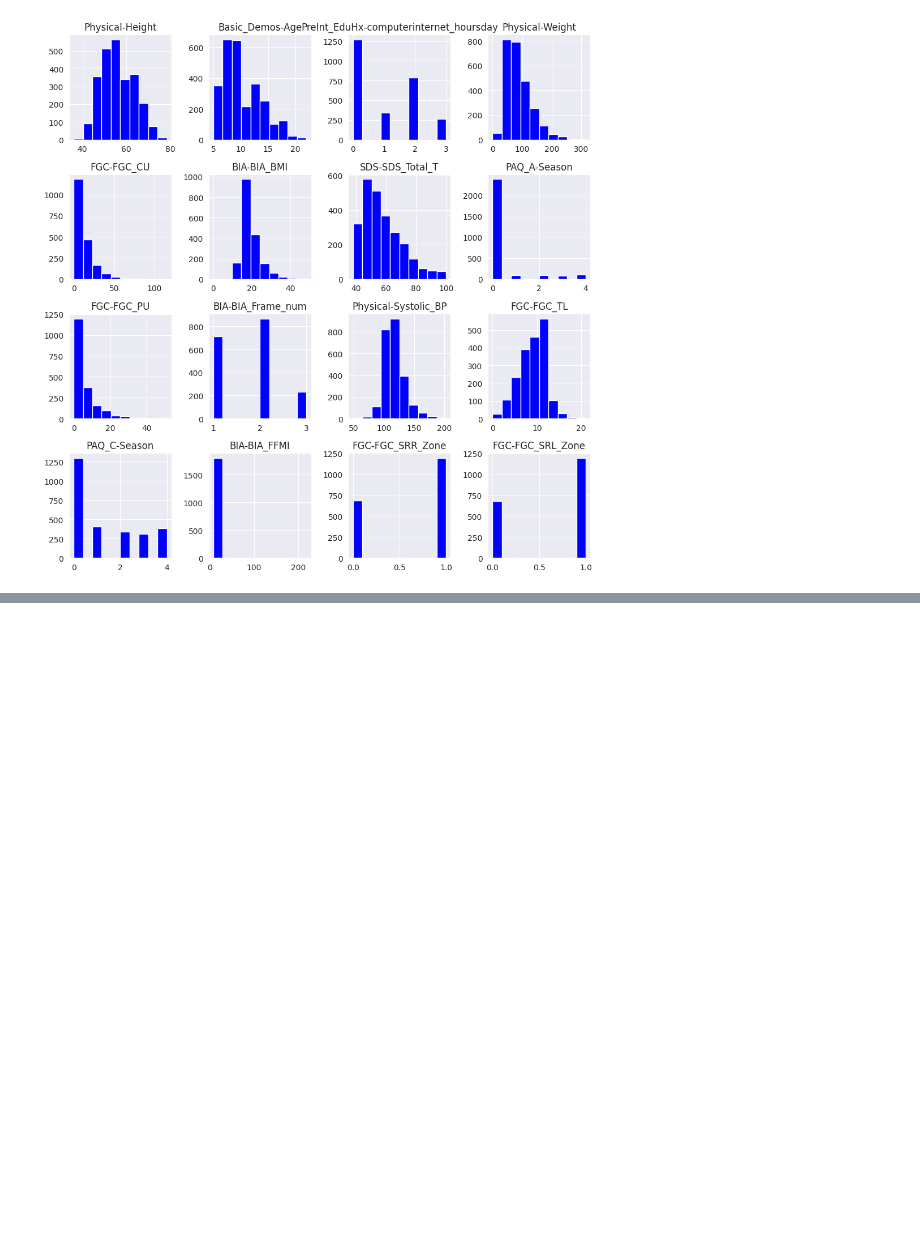
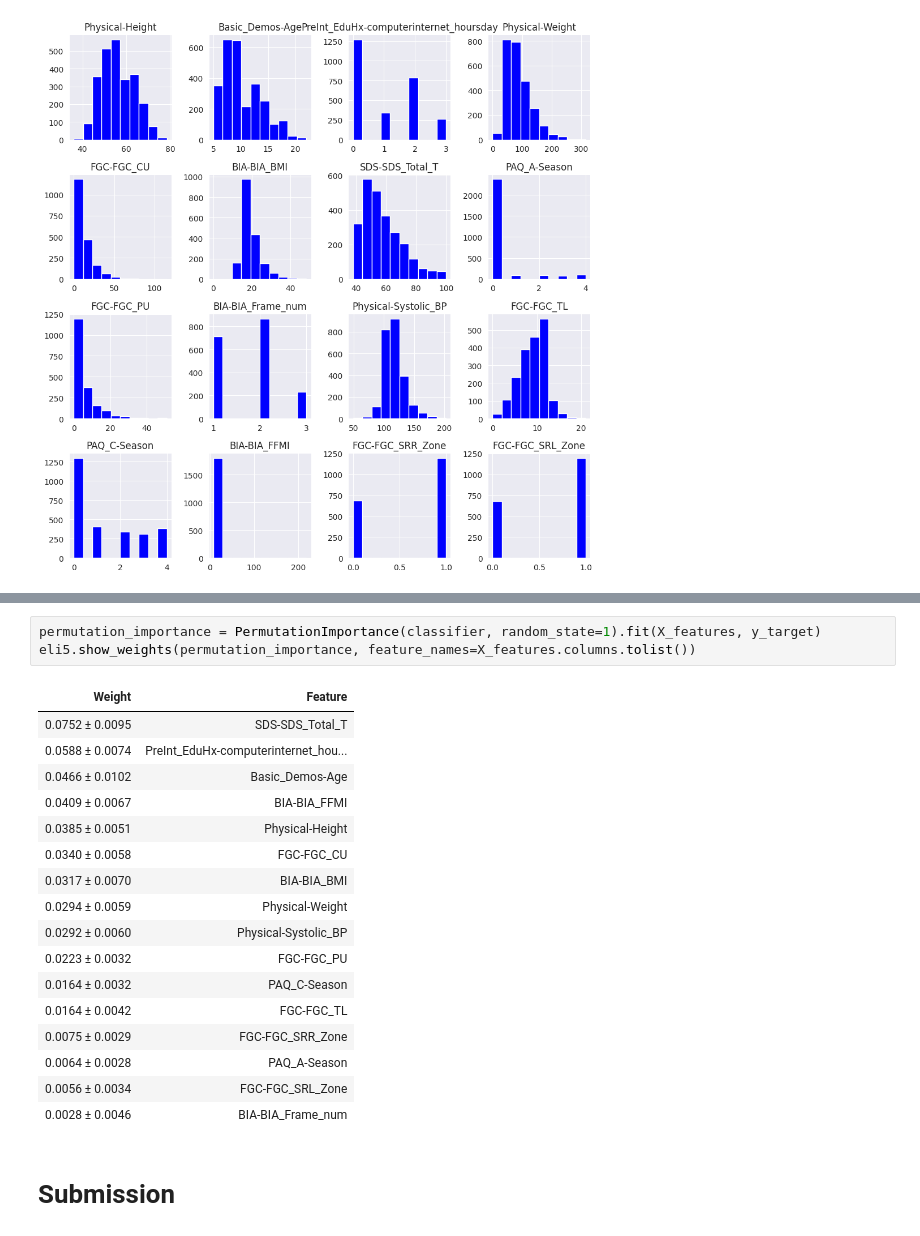
Before and after one commit to huytu0702/ML_Team-8, a Jupyter notebook: BTLML.ipynb, the cells around one changed output, grey strips where cells are left out. Saved outputs shown, nothing was run; the diff lists cells and outputs as text; blank space fills up the shorter version.

```diff
--- a/BTLML.ipynb
+++ b/BTLML.ipynb
@@ -516,0 +555,23 @@ plt.tight_layout()
+# %%
+permutation_importance = PermutationImportance(classifier, random_state=1).fit(X_features, y_target)
+eli5.show_weights(permutation_importance, feature_names=X_features.columns.tolist())
+# %% [output]
+| Weight | Feature |
+| 0.0752 ± 0.0095 | SDS-SDS_Total_T |
+| 0.0588 ± 0.0074 | PreInt_EduHx-computerinternet_hou... |
+| 0.0466 ± 0.0102 | Basic_Demos-Age |
+| 0.0409 ± 0.0067 | BIA-BIA_FFMI |
+| 0.0385 ± 0.0051 | Physical-Height |
+| 0.0340 ± 0.0058 | FGC-FGC_CU |
+| 0.0317 ± 0.0070 | BIA-BIA_BMI |
+| 0.0294 ± 0.0059 | Physical-Weight |
+| 0.0292 ± 0.0060 | Physical-Systolic_BP |
+| 0.0223 ± 0.0032 | FGC-FGC_PU |
+| 0.0164 ± 0.0032 | PAQ_C-Season |
+| 0.0164 ± 0.0042 | FGC-FGC_TL |
+| 0.0075 ± 0.0029 | FGC-FGC_SRR_Zone |
+| 0.0064 ± 0.0028 | PAQ_A-Season |
+| 0.0056 ± 0.0034 | FGC-FGC_SRL_Zone |
+| 0.0028 ± 0.0046 | BIA-BIA_Frame_num |
+# %% [markdown]
+# Submission
```
Also changed, not shown: parts of 10 cells of this notebook.
